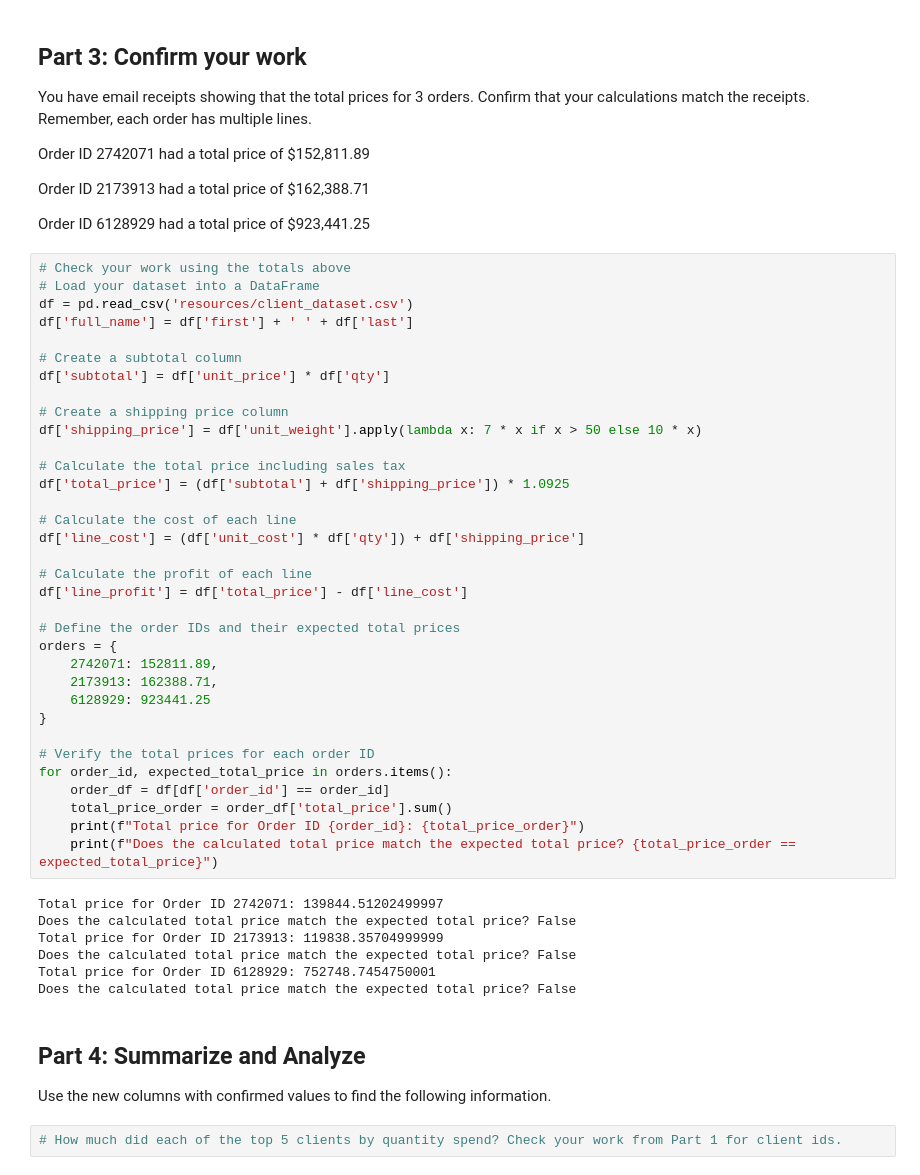
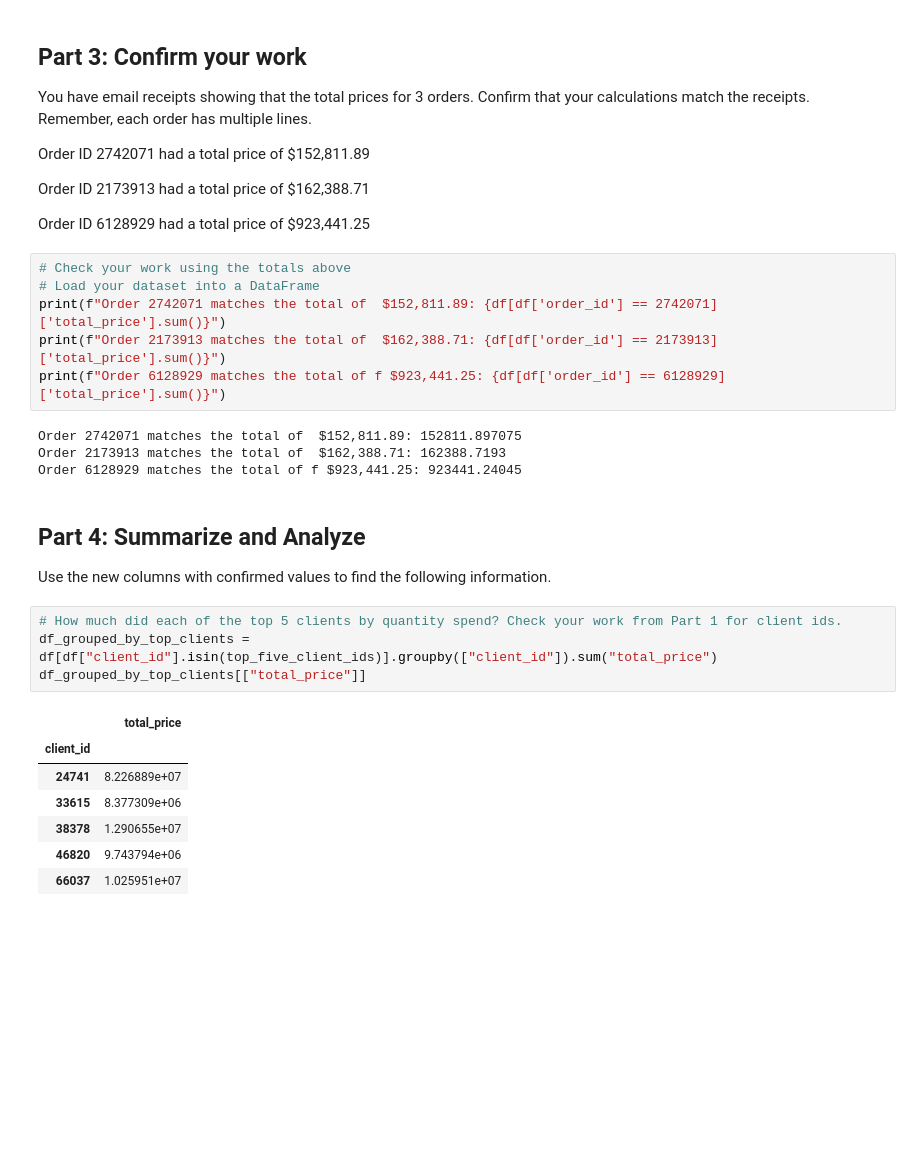
Before and after one commit to Ckeplinger199/pandas-challenge-1, a Jupyter notebook: wholesale_data_analysis_starter_code.ipynb, the cells around one changed output. Cells and saved outputs as stored; diff of their text form; blank space fills up the shorter version.

```diff
--- a/wholesale_data_analysis_starter_code.ipynb
+++ b/wholesale_data_analysis_starter_code.ipynb
@@ -212,49 +189,28 @@ Order ID 6128929 had a total price of \$923,441.25
 # %%
 # Check your work using the totals above
 # Load your dataset into a DataFrame
-df = pd.read_csv('resources/client_dataset.csv')
-df['full_name'] = df['first'] + ' ' + df['last']
-
-# Create a subtotal column
-df['subtotal'] = df['unit_price'] * df['qty']
-
-# Create a shipping price column
-df['shipping_price'] = df['unit_weight'].apply(lambda x: 7 * x if x > 50 else 10 * x)
-
-# Calculate the total price including sales tax
-df['total_price'] = (df['subtotal'] + df['shipping_price']) * 1.0925
-
-# Calculate the cost of each line
-df['line_cost'] = (df['unit_cost'] * df['qty']) + df['shipping_price']
-
-# Calculate the profit of each line
-df['line_profit'] = df['total_price'] - df['line_cost']
-
-# Define the order IDs and their expected total prices
-orders = {
-    2742071: 152811.89,
-    2173913: 162388.71,
-    6128929: 923441.25
-}
-
-# Verify the total prices for each order ID
-for order_id, expected_total_price in orders.items():
-    order_df = df[df['order_id'] == order_id]
-    total_price_order = order_df['total_price'].sum()
-    print(f"Total price for Order ID {order_id}: {total_price_order}")
-    print(f"Does the calculated total price match the expected total price? {total_price_order == expected_total_price}")
+print(f"Order 2742071 matches the total of  $152,811.89: {df[df['order_id'] == 2742071]['total_price'].sum()}")
+print(f"Order 2173913 matches the total of  $162,388.71: {df[df['order_id'] == 2173913]['total_price'].sum()}")
+print(f"Order 6128929 matches the total of f $923,441.25: {df[df['order_id'] == 6128929]['total_price'].sum()}")
 # %% [output]
-Total price for Order ID 2742071: 139844.51202499997
-Does the calculated total price match the expected total price? False
-Total price for Order ID 2173913: 119838.35704999999
-Does the calculated total price match the expected total price? False
-Total price for Order ID 6128929: 752748.7454750001
-Does the calculated total price match the expected total price? False
+Order 2742071 matches the total of  $152,811.89: 152811.897075
+Order 2173913 matches the total of  $162,388.71: 162388.7193
+Order 6128929 matches the total of f $923,441.25: 923441.24045
 # %% [markdown]
 ## Part 4: Summarize and Analyze
 Use the new columns with confirmed values to find the following information.
 # %%
 # How much did each of the top 5 clients by quantity spend? Check your work from Part 1 for client ids.
+df_grouped_by_top_clients = df[df["client_id"].isin(top_five_client_ids)].groupby(["client_id"]).sum("total_price")
+df_grouped_by_top_clients[["total_price"]]
+# %% [output]
+|  | total_price |
+| client_id |  |
+| 24741 | 8.226889e+07 |
+| 33615 | 8.377309e+06 |
+| 38378 | 1.290655e+07 |
+| 46820 | 9.743794e+06 |
+| 66037 | 1.025951e+07 |
 # %%
 # Create a summary DataFrame showing the totals for the for the top 5 clients with the following information:
 # total units purchased, total shipping price, total revenue, and total profit.
```
Also changed, not shown: parts of 10 cells of this notebook.
